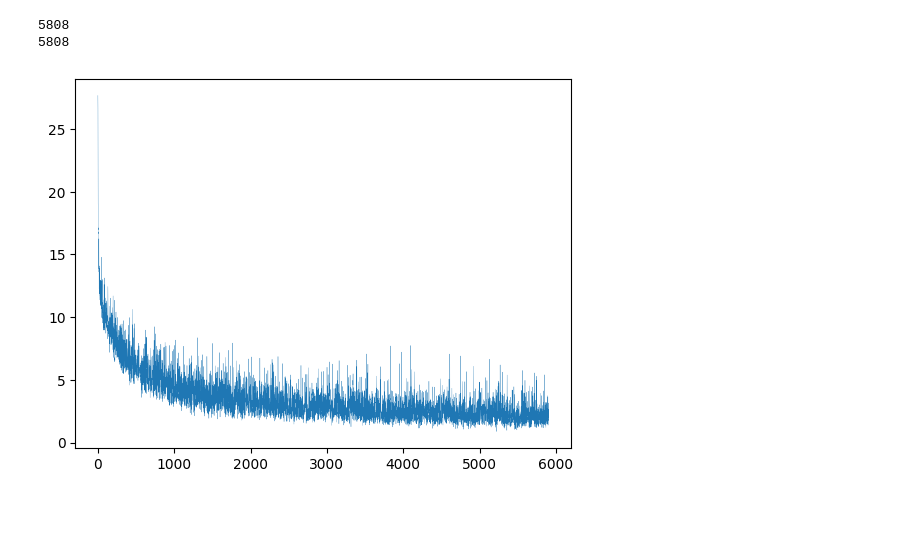
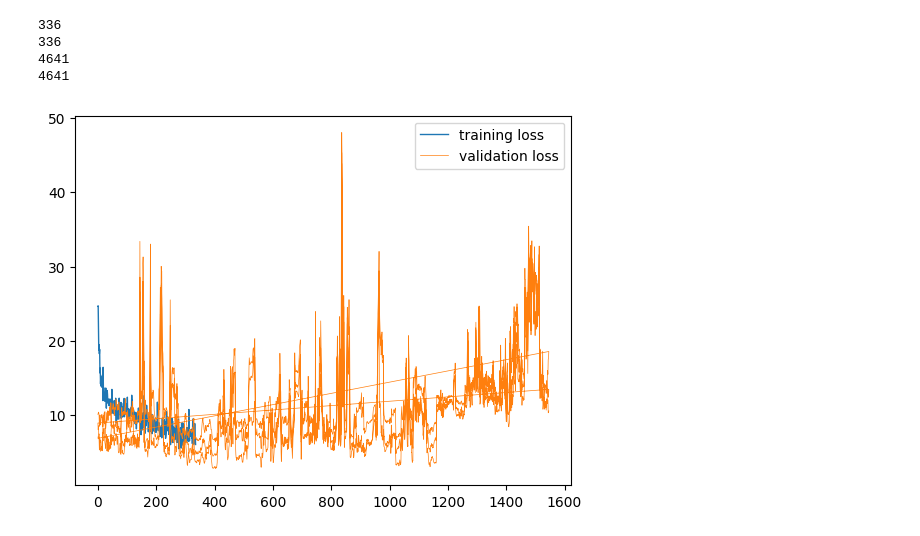
Before and after one commit to KGB99/yolact_BscThesis, a Jupyter notebook: visualizer.ipynb, the cells around one changed output. Drawn from its saved outputs; the diff is of its cells as text; code cells hidden in the pictures; blank space fills up the shorter version.

Commit message:
update visualizer

```diff
--- a/visualizer.ipynb
+++ b/visualizer.ipynb
@@ -4,6 +4,9 @@ import pandas as pd
 import numpy
 import matplotlib.pyplot as plt
 import json
+# %%
+## SELECT SESSION FOR VISUALIZATION
+session = 38
 # %%
 f = open("./logs/medical_ssd_resnet50.log")
 lines = f.readlines()
@@ -82,12 +84,12 @@ for log_dict in log_dicts:
         train_dict['total_loss'].append(log_dict['data']['loss']['T'])
         train_dict['bbox_loss'].append(log_dict['data']['loss']['B'])
         train_dict['mask_loss'].append(log_dict['data']['loss']['M'])
-    elif log_dict['type'] in ['val']:
+    elif log_dict['type'] in ['val-loss']:
         val_dict['epoch'].append(log_dict['data']['epoch'])
         val_dict['iter'].append(log_dict['data']['iter'])
-        val_dict['total_loss'].append(log_dict['data']['loss']['T'])
-        val_dict['bbox_loss'].append(log_dict['data']['loss']['B'])
-        val_dict['mask_loss'].append(log_dict['data']['loss']['M'])
+        val_dict['total_loss'].append(log_dict['data']['val_loss']['T'])
+        val_dict['bbox_loss'].append(log_dict['data']['val_loss']['B'])
+        val_dict['mask_loss'].append(log_dict['data']['val_loss']['M'])
 
 train_pd = pd.DataFrame.from_dict(train_dict)
 val_pd = pd.DataFrame.from_dict(val_dict)
@@ -118,12 +131,20 @@ loss_array = train_pd['total_loss'].to_numpy()
 iterations_array = train_pd['iter'].to_numpy()
 print(len(loss_array))
 print(len(iterations_array))
+val_loss_array = val_pd['total_loss'].to_numpy()
+val_iterations_array = val_pd['iter'].to_numpy()
+print(len(val_loss_array))
+print(len(val_iterations_array))
 # %% [output]
-5808
-5808
+336
+336
+4641
+4641
-# %%
-fig, ax = plt.subplots()
-ax.plot(iterations_array, loss_array, linewidth=0.2)
-plt.show()
-# %% [output]
-[figure, removed]
+# %%
+
+plt.plot(iterations_array, loss_array, linewidth=1, label='training loss')
+plt.plot(val_iterations_array, val_loss_array, linewidth=0.5, label='validation loss')
+plt.legend()
+plt.show()
+# %% [output]
+[figure, added]
```
Also changed, not shown: parts of 6 cells of this notebook.
